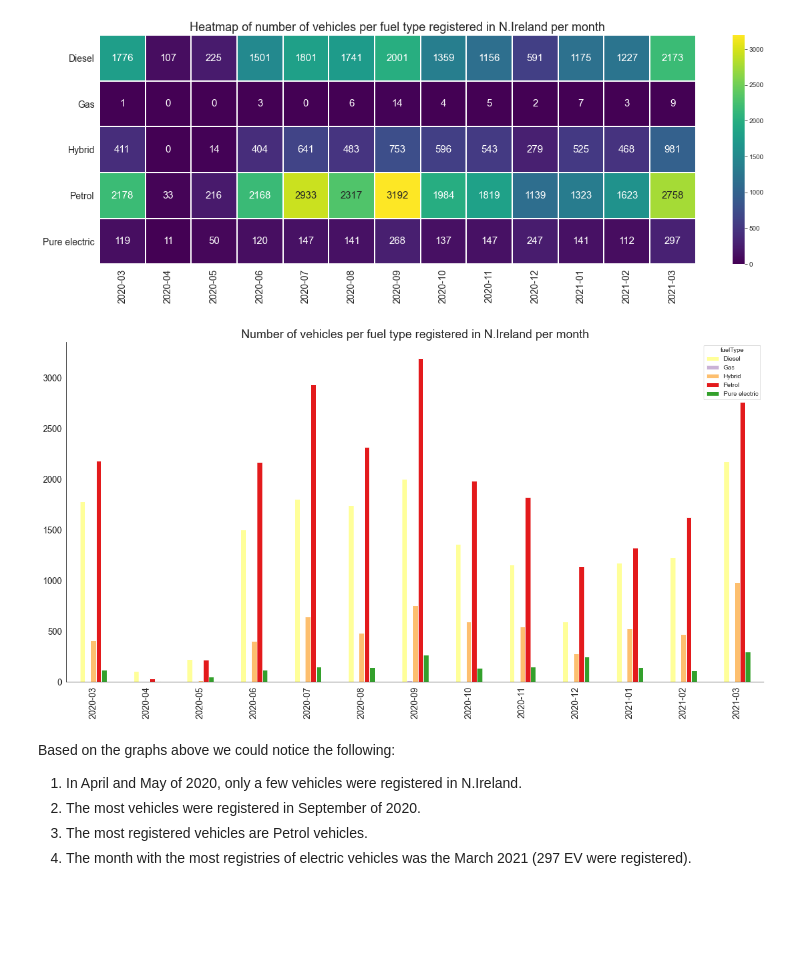
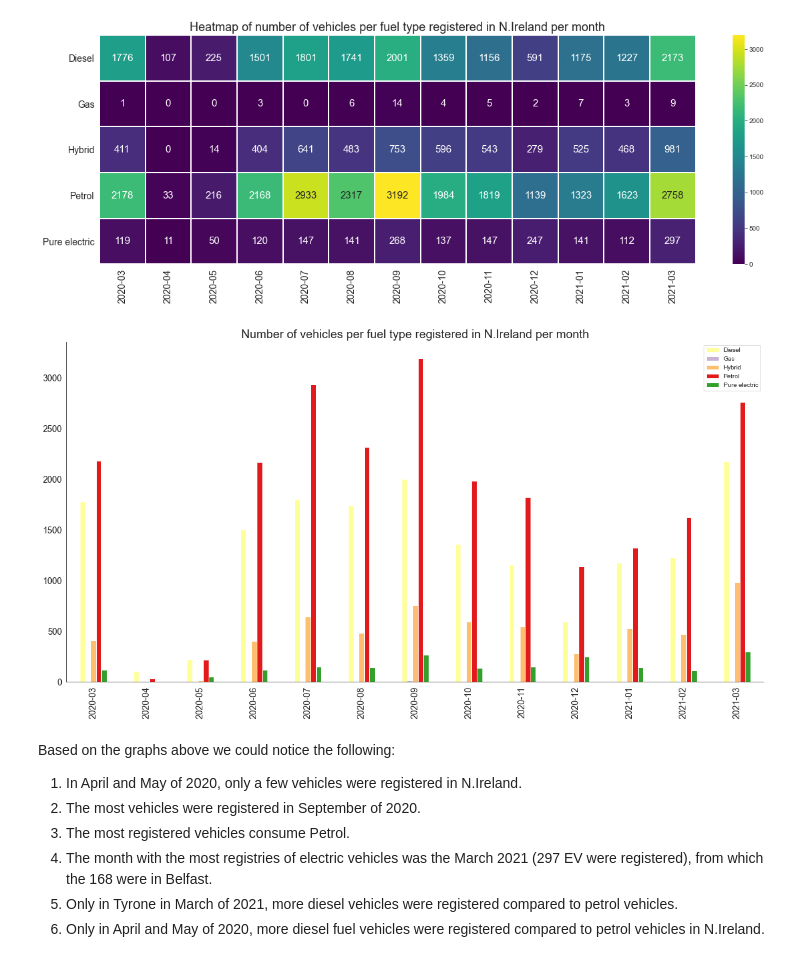
Before and after one commit to KwstasMCPU/NewAutoMotive, a Jupyter notebook: new_auto_task.ipynb, the cells around one changed output. Saved outputs shown, nothing was run; the diff lists cells and outputs as text; code cells hidden in the pictures; blank space fills up the shorter version.

```diff
--- a/new_auto_task.ipynb
+++ b/new_auto_task.ipynb
@@ -388,19 +437,22 @@ ax1.set_title('Heatmap of number of vehicles per fuel type registered in N.Irela
 # %%
 fig = plt.figure(figsize=(20,10))
 ax1 = fig.add_subplot(1,1,1)
 car_pivot_2.T.plot(kind='bar',
                  color = sns.color_palette(palette='Paired_r'),
                  width = 0.5,
                 ax=ax1)
 ax1.set_title('Number of vehicles per fuel type registered in N.Ireland per month', fontsize=19)
 ax1.tick_params(labelsize=14)
-ax1.set_xlabel(None);
+ax1.set_xlabel(None)
+ax1.legend();
 # %% [output]
-[figure, old version]
+[figure, new version]
 # %% [markdown]
 Based on the graphs above we could notice the following:
 
 1. In April and May of 2020, only a few vehicles were registered in N.Ireland.
 2. The most vehicles were registered in September of 2020.
-3. The most registered vehicles are Petrol vehicles.
-4. The month with the most registries of electric vehicles was the March 2021 (297 EV were registered).
+3. The most registered vehicles consume Petrol.
+4. The month with the most registries of electric vehicles was the March 2021 (297 EV were registered), from which the 168 were in Belfast.
+5. Only in Tyrone in March of 2021, more diesel vehicles were registered compared to petrol vehicles.
+6. Only in April and May of 2020, more diesel fuel vehicles were registered compared to petrol vehicles in N.Ireland.
```
Also changed, not shown: parts of 17 cells of this notebook.
